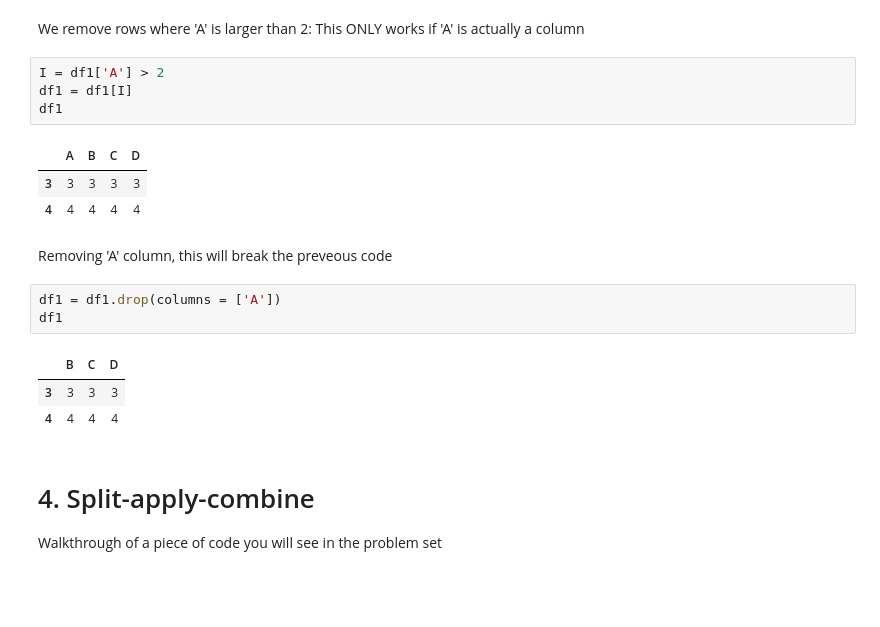
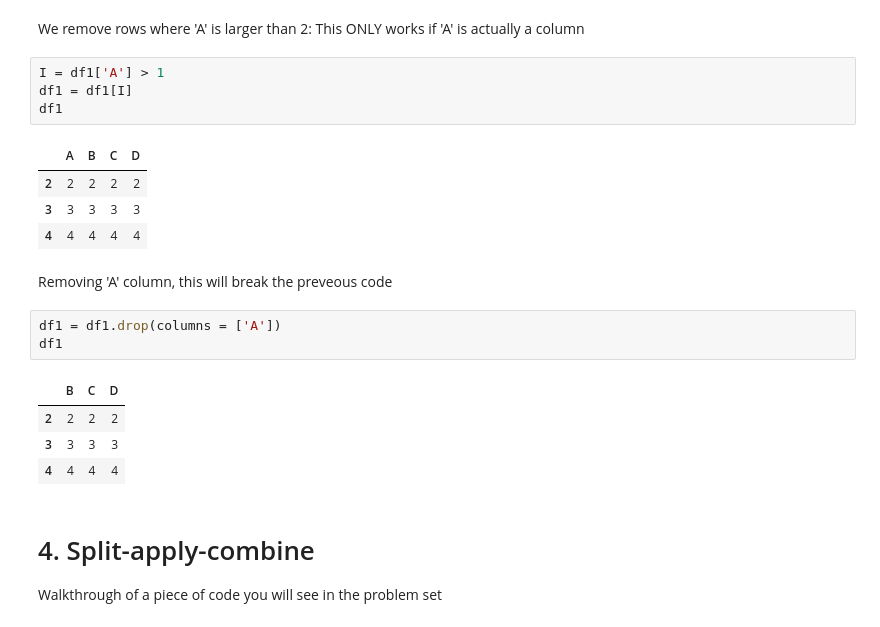
Before and after one commit to Goldfield1/NumEconClass, a Jupyter notebook: Problem set 4/week8.ipynb, the cells around one changed output. Saved outputs shown, nothing was run; the diff lists cells and outputs as text; blank space fills up the shorter version.

```diff
--- a/Problem set 4/week8.ipynb
+++ b/Problem set 4/week8.ipynb
@@ -197,11 +215,12 @@ df1
 # %% [markdown]
 We remove rows where 'A' is larger than 2: This ONLY works if 'A' is actually a column
 # %%
-I = df1['A'] > 2
+I = df1['A'] > 1
 df1 = df1[I]
 df1
 # %% [output]
 |  | A | B | C | D |
+| 2 | 2 | 2 | 2 | 2 |
 | 3 | 3 | 3 | 3 | 3 |
 | 4 | 4 | 4 | 4 | 4 |
 # %% [markdown]
@@ -211,6 +230,7 @@ df1 = df1.drop(columns = ['A'])
 df1
 # %% [output]
 |  | B | C | D |
+| 2 | 2 | 2 | 2 |
 | 3 | 3 | 3 | 3 |
 | 4 | 4 | 4 | 4 |
 # %% [markdown]
```
Also changed, not shown: parts of 4 cells of this notebook, 1 other file.
